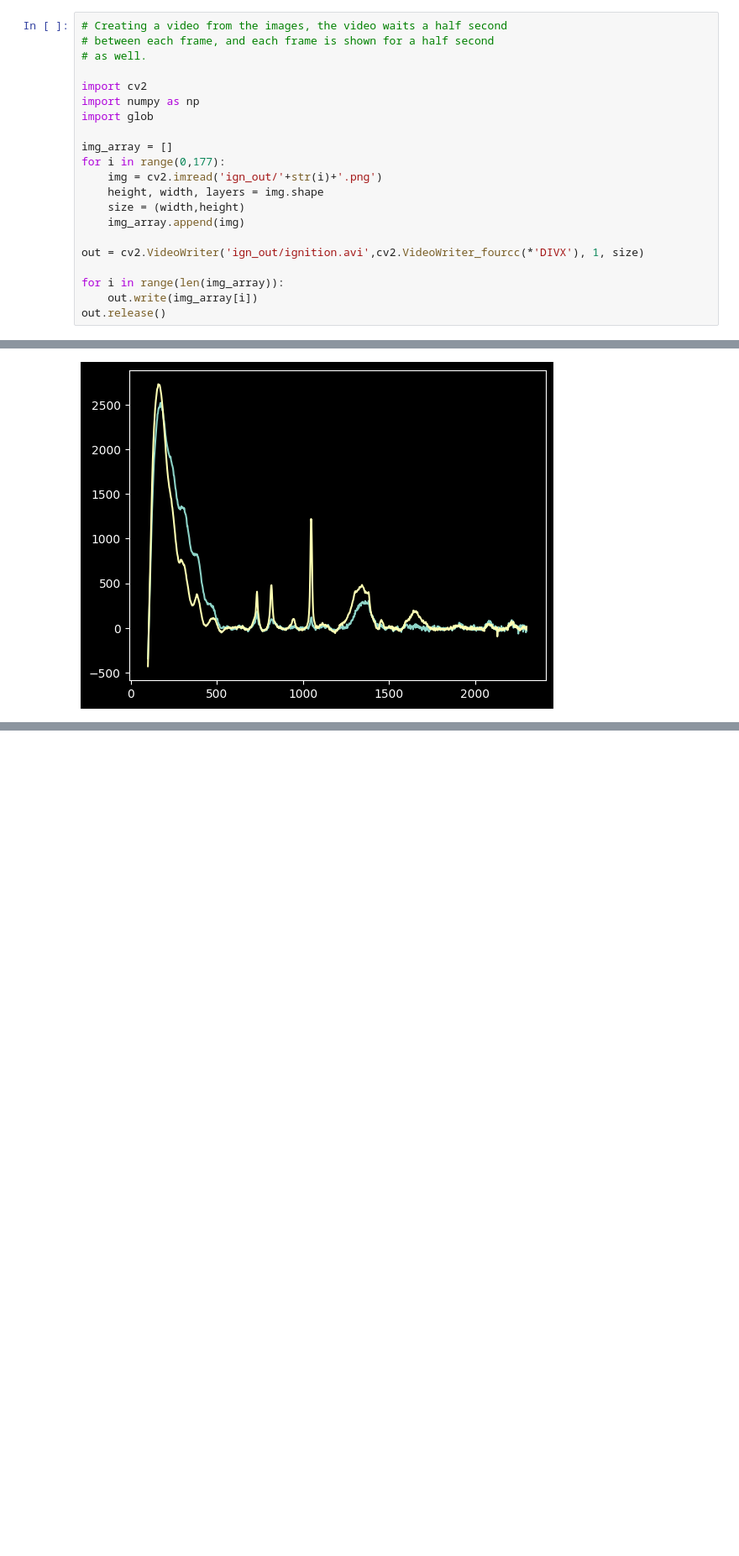
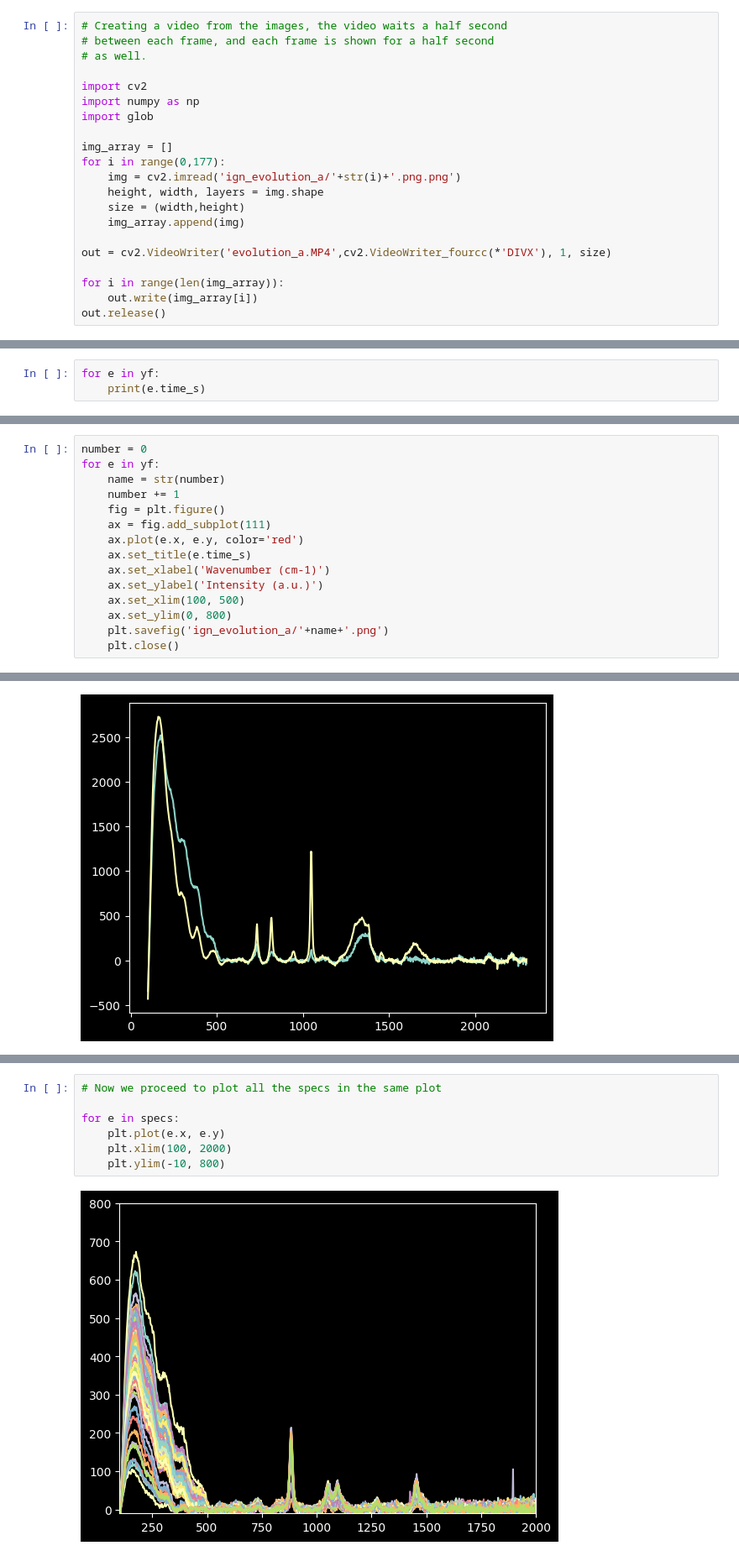
Before and after one commit to oftavira/raman, a Jupyter notebook: colaboraciones/adanf/sep.ipynb, the cells around one changed output, grey strips where cells are left out. Shown: that part at 84% size. Drawn from its saved outputs; the diff is of its cells as text; blank space fills up the shorter version.

```diff
--- a/colaboraciones/adanf/sep.ipynb
+++ b/colaboraciones/adanf/sep.ipynb
@@ -74,12 +86,12 @@ import glob
 
 img_array = []
 for i in range(0,177):
-    img = cv2.imread('ign_out/'+str(i)+'.png')
+    img = cv2.imread('ign_evolution_a/'+str(i)+'.png.png')
     height, width, layers = img.shape
     size = (width,height)
     img_array.append(img)
 
-out = cv2.VideoWriter('ign_out/ignition.avi',cv2.VideoWriter_fourcc(*'DIVX'), 1, size)
+out = cv2.VideoWriter('evolution_a.MP4',cv2.VideoWriter_fourcc(*'DIVX'), 1, size)
 
 for i in range(len(img_array)):
     out.write(img_array[i])
@@ -86,0 +106,3 @@ out.release()
+# %%
+for e in yf:
+    print(e.time_s)
@@ -87,3 +127,18 @@ out.release()
+# %%
+number = 0
+for e in yf:
+    name = str(number)
+    number += 1
+    fig = plt.figure()
+    ax = fig.add_subplot(111)
+    ax.plot(e.x, e.y, color='red')
+    ax.set_title(e.time_s)
+    ax.set_xlabel('Wavenumber (cm-1)')
+    ax.set_ylabel('Intensity (a.u.)')
+    ax.set_xlim(100, 500)
+    ax.set_ylim(0, 800)
+    plt.savefig('ign_evolution_a/'+name+'.png')
+    plt.close()
 # %% [markdown]
 ***
 # Normalization
@@ -209,0 +277,9 @@ plt.plot(xf,yf, label = 'final')
+# %%
+# Now we proceed to plot all the specs in the same plot
+
+for e in specs:
+    plt.plot(e.x, e.y)
+    plt.xlim(100, 2000)
+    plt.ylim(-10, 800)
+# %% [output]
+[figure, added]
```
Also changed, not shown: parts of 10 cells of this notebook, 2 other files.
